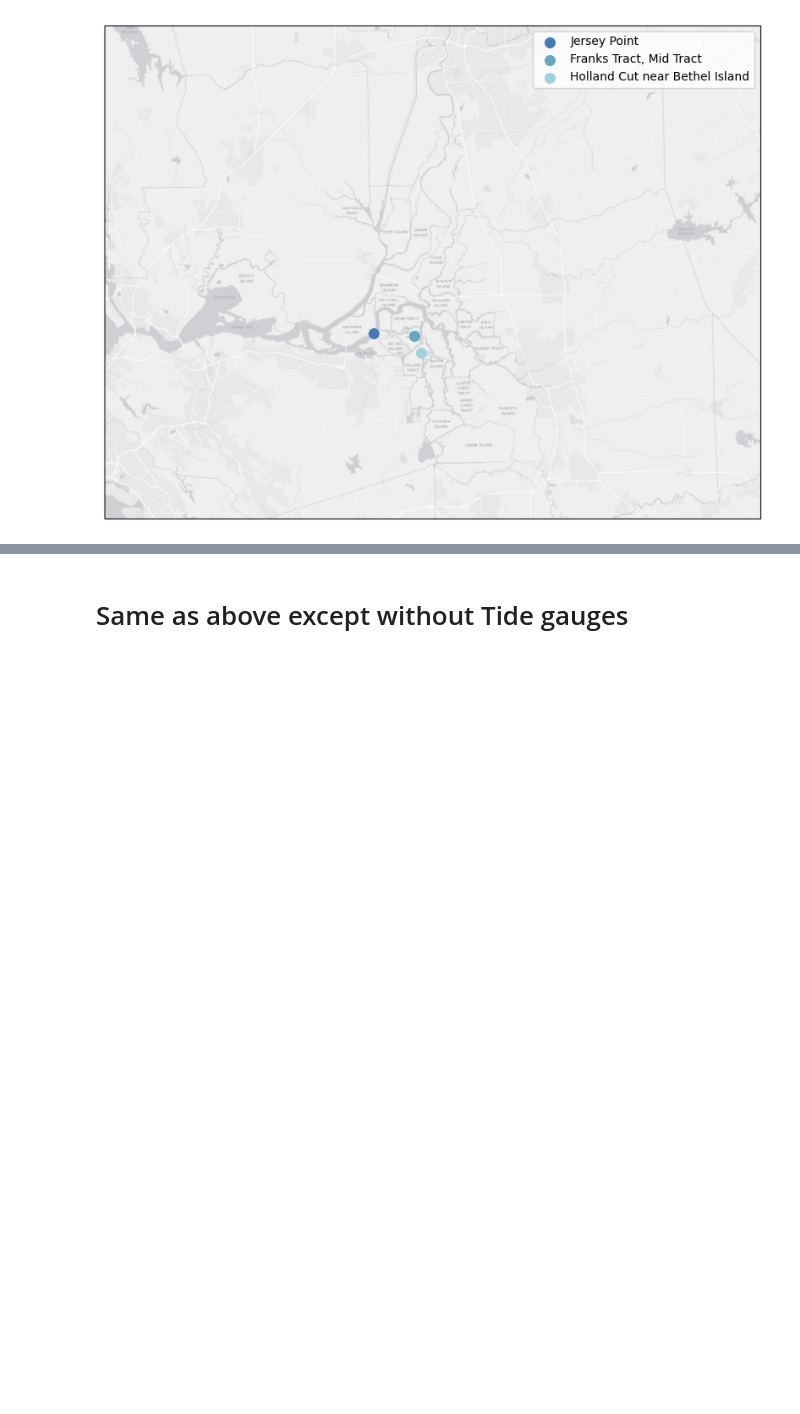
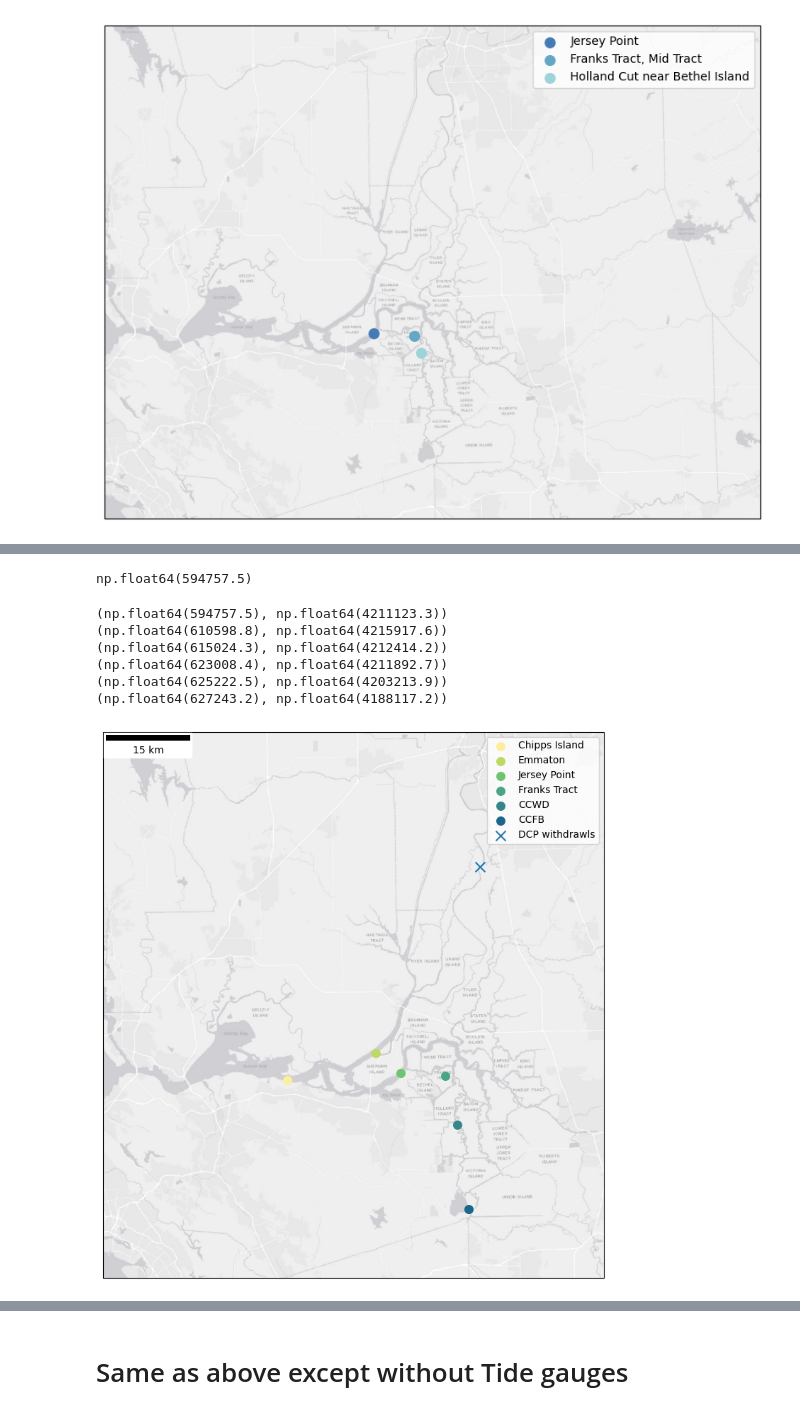
Before and after one commit to jennaisrael/Savio_scratch_back_up, a Jupyter notebook: Plotting/maps/map_salinty_stations.ipynb, the cells around one changed output, grey strips where cells are left out. Cells and saved outputs as stored; diff of their text form; code cells hidden in the pictures; blank space fills up the shorter version.

```diff
--- a/Plotting/maps/map_salinty_stations.ipynb
+++ b/Plotting/maps/map_salinty_stations.ipynb
@@ -254,0 +344,9 @@ plt.savefig("/global/scratch/users/jennaisrael/Plotting/maps/maps/three_delta_sa
+# %%
+# add a column for what I want to name the stations in the legend
+sixsta['name']=['Chipps Island','Emmaton','Jersey Point','Franks Tract','CCWD','CCFB']
+# %%
+#convert to a geopandas object
+geo_sixsta=gpd.GeoDataFrame(
+    sixsta, geometry=gpd.points_from_xy(sixsta[1], sixsta[2])
+).reset_index()
+geo_sixsta
@@ -254,0 +361,7 @@ plt.savefig("/global/scratch/users/jennaisrael/Plotting/maps/maps/three_delta_sa
+# %%
+point = {"x":[629238.14],"y":[4249306.48],"name":"DCP withdrawls"}
+dcp = pd.DataFrame(data=point)
+geo_dcp=gpd.GeoDataFrame(
+    dcp, geometry=gpd.points_from_xy(dcp.x, dcp.y)
+)
+geo_dcp
@@ -254,0 +371,62 @@ plt.savefig("/global/scratch/users/jennaisrael/Plotting/maps/maps/three_delta_sa
+# %%
+geo_sixsta[1][0]
+# %% [output]
+np.float64(594757.5)
+# %%
+idx=np.arange(0,len(geo_sixsta))
+for g in idx:
+    print((geo_sixsta[1][g],geo_sixsta[2][g]))
+# %% [output]
+(np.float64(594757.5), np.float64(4211123.3))
+(np.float64(610598.8), np.float64(4215917.6))
+(np.float64(615024.3), np.float64(4212414.2))
+(np.float64(623008.4), np.float64(4211892.7))
+(np.float64(625222.5), np.float64(4203213.9))
+(np.float64(627243.2), np.float64(4188117.2))
+# %%
+# plot the six stations and the location of DCP withdrawls
+
+crs_epsg = crs.epsg("26910")
+fig=plt.figure(figsize=(10, 10))
+ax = plt.axes(projection=crs_epsg)
+cmap = cmocean.cm.haline
+newcmap = cmocean.tools.crop_by_percent(cmap, 30, which='min',N=None)
+cols=newcmap(np.linspace(1,0,6))
+lbls=['Chipps Island','Emmaton','Jersey Point','Franks Tract','CCWD','CCFB']
+
+idx=np.arange(0,len(geo_sixsta))
+for g in idx:
+    geo_sixsta[g:g+1].plot(ax=ax,markersize=70, color=cols[g],label=lbls[g])
+    #ax.annotate(str(g+1), xy=(geo_sixsta[1][g],geo_sixsta[2][g]))
+
+#geo_sixsta.plot(ax=ax,markersize=70,color=cols,label=lbls)
+
+geo_dcp.plot(ax=ax,markersize=100,marker='x',label='DCP withdrawls')
+
+    # stations[s:s+1].plot(ax=ax,color=oceancolors['blue'][s],markersize=70,marker=m)
+#stations.plot(ax=ax,color=oceancolors['blue'],markersize=70)
+#custom_points=[Line2D([0], [0],linestyle="none", markersize=10, marker="o", color=c) for c in color_dict.values()]
+#download a tile to specify the extent of the map (currently cuts off the Delta)
+with rasterio.open(basemap) as src:
+                    i = show(src, transform = src.transform, cmap='binary', ax = ax)
+
+ax.legend()
+
+#plt.savefig("/global/scratch/users/jennaisrael/Plotting/maps/maps/station_plot_w_legend.png")
+ax.set_xlim(561916,651396)
+ax.set_ylim(4175849, 4273290)
+
+scale1 = ScaleBar(
+    dx=1,
+    location="upper left",  # in relation to the whole plot
+    label_loc="left",
+    scale_loc="bottom",  # in relation to the line
+)
+
+#ax.add_artist(ScaleBar(1))
+ax.add_artist(scale1)
+
+plt.show
+plt.savefig("/global/scratch/users/jennaisrael/Plotting/maps/maps/six_stations_dcp.png")
+# %% [output]
+[figure, added]
```
Also changed, not shown: parts of 15 cells of this notebook, 5 other files.
